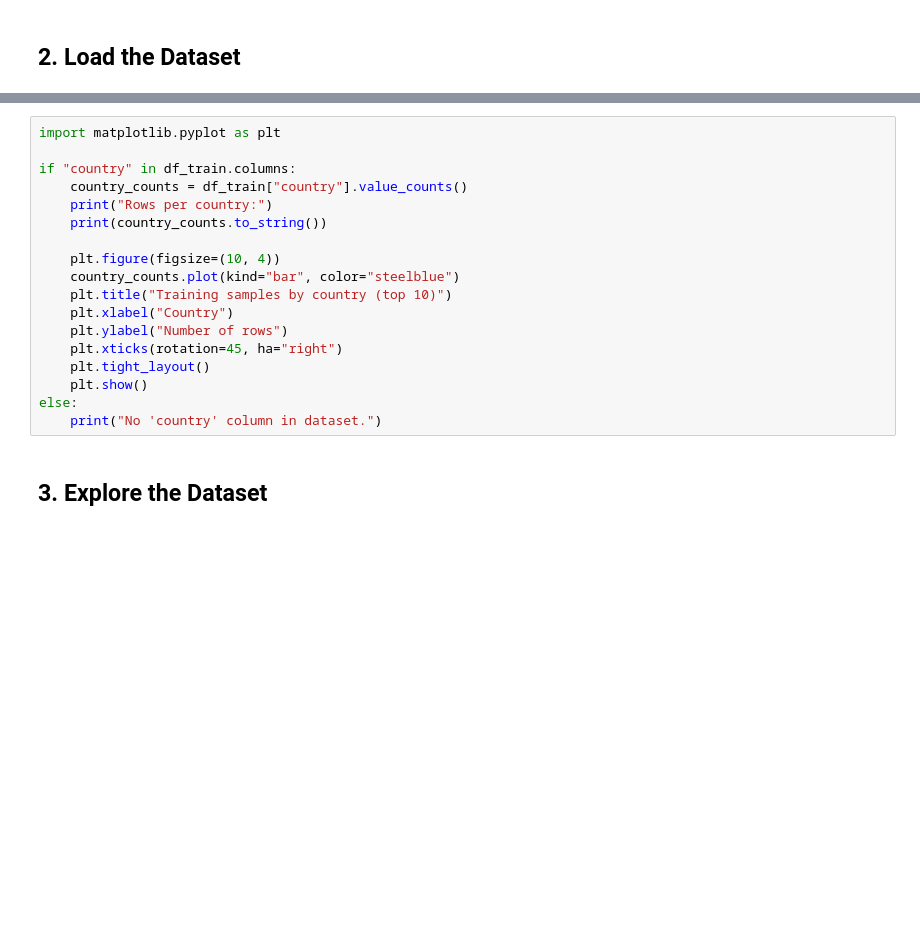
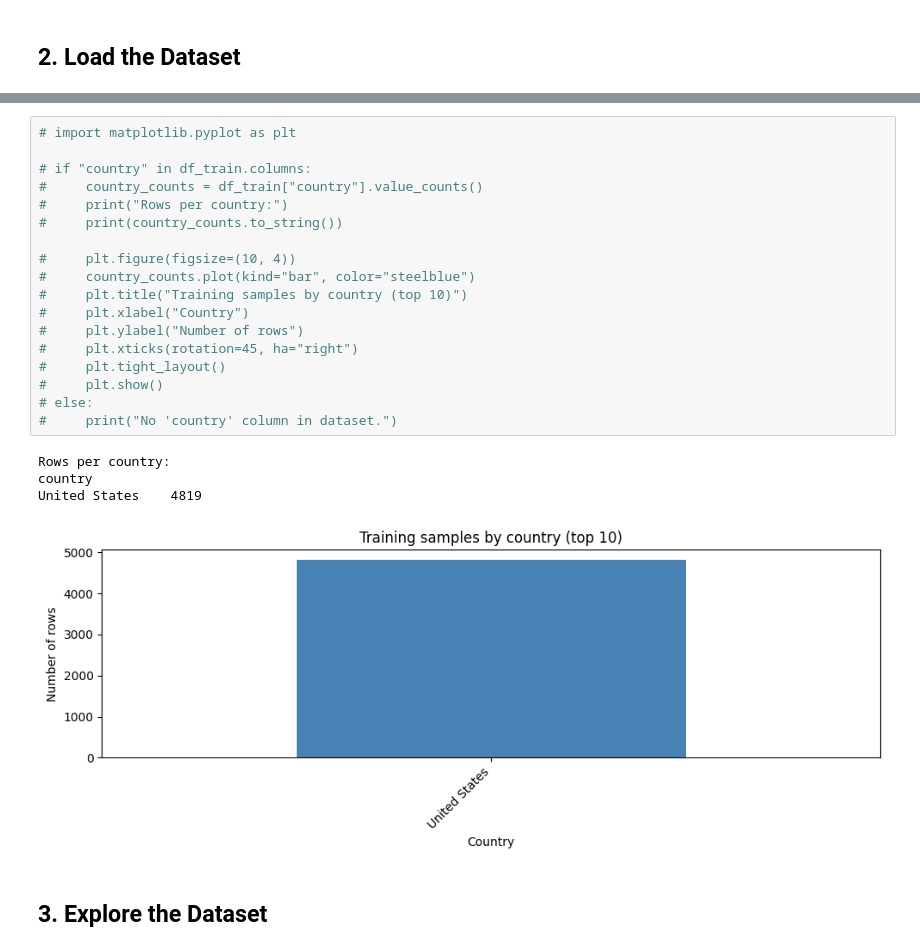
Before and after one commit to LuisMend12/math3180, a Jupyter notebook: final-project/mathnet_cnn.ipynb, the cells around one changed output, grey strips where cells are left out. Saved outputs shown, nothing was run; the diff lists cells and outputs as text; blank space fills up the shorter version.

```diff
--- a/final-project/mathnet_cnn.ipynb
+++ b/final-project/mathnet_cnn.ipynb
@@ -48,21 +86,26 @@ print(df_train.iloc[0])
 # %%
-import matplotlib.pyplot as plt
+# import matplotlib.pyplot as plt
 
-if "country" in df_train.columns:
-    country_counts = df_train["country"].value_counts()
-    print("Rows per country:")
-    print(country_counts.to_string())
+# if "country" in df_train.columns:
+#     country_counts = df_train["country"].value_counts()
+#     print("Rows per country:")
+#     print(country_counts.to_string())
 
-    plt.figure(figsize=(10, 4))
-    country_counts.plot(kind="bar", color="steelblue")
-    plt.title("Training samples by country (top 10)")
-    plt.xlabel("Country")
-    plt.ylabel("Number of rows")
-    plt.xticks(rotation=45, ha="right")
-    plt.tight_layout()
-    plt.show()
-else:
-    print("No 'country' column in dataset.")
+#     plt.figure(figsize=(10, 4))
+#     country_counts.plot(kind="bar", color="steelblue")
+#     plt.title("Training samples by country (top 10)")
+#     plt.xlabel("Country")
+#     plt.ylabel("Number of rows")
+#     plt.xticks(rotation=45, ha="right")
+#     plt.tight_layout()
+#     plt.show()
+# else:
+#     print("No 'country' column in dataset.")
+# %% [output]
+Rows per country:
+country
+United States    4819
+[figure, added]
 # %% [markdown]
 ## 3. Explore the Dataset
 # %%
```
Also changed, not shown: parts of 17 cells of this notebook.
